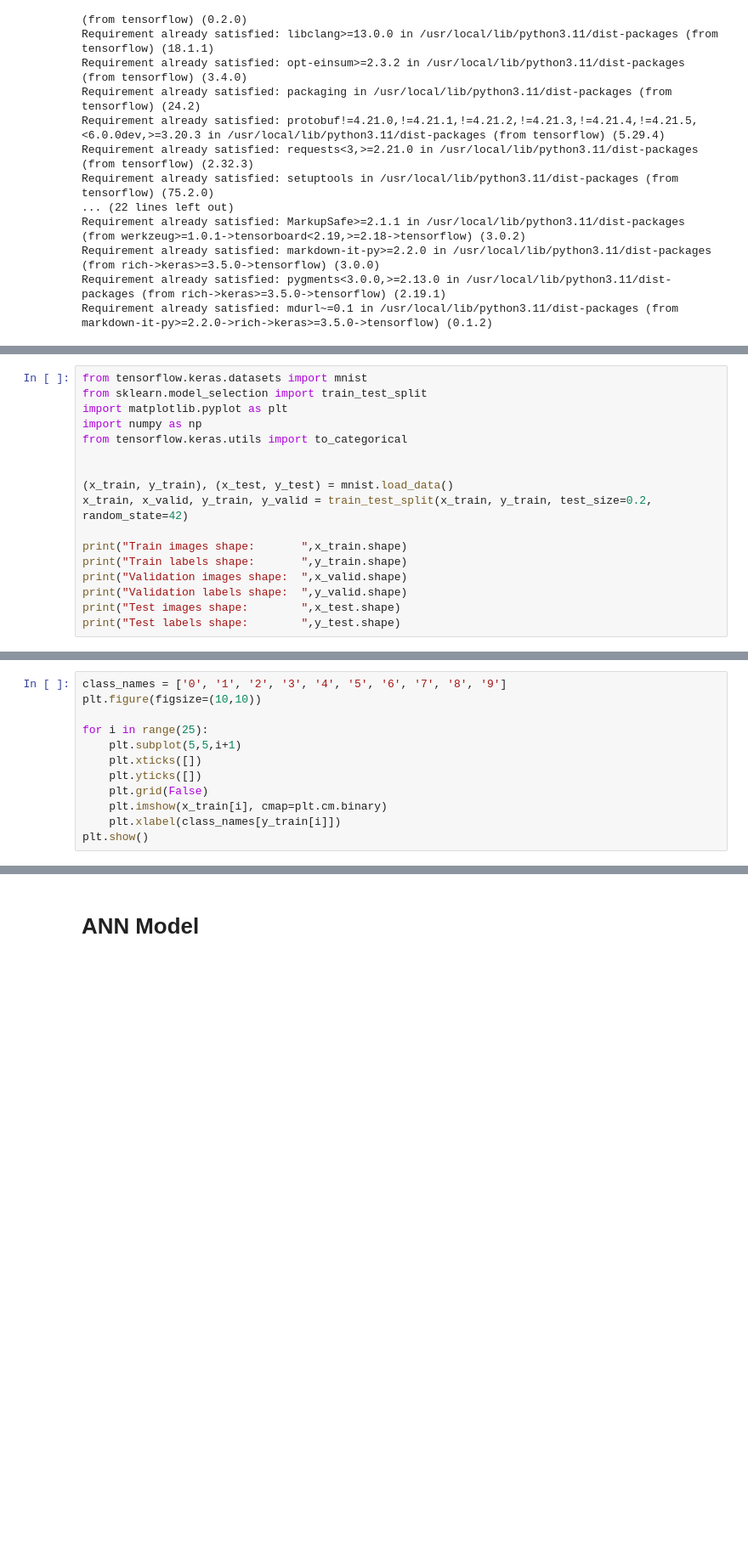
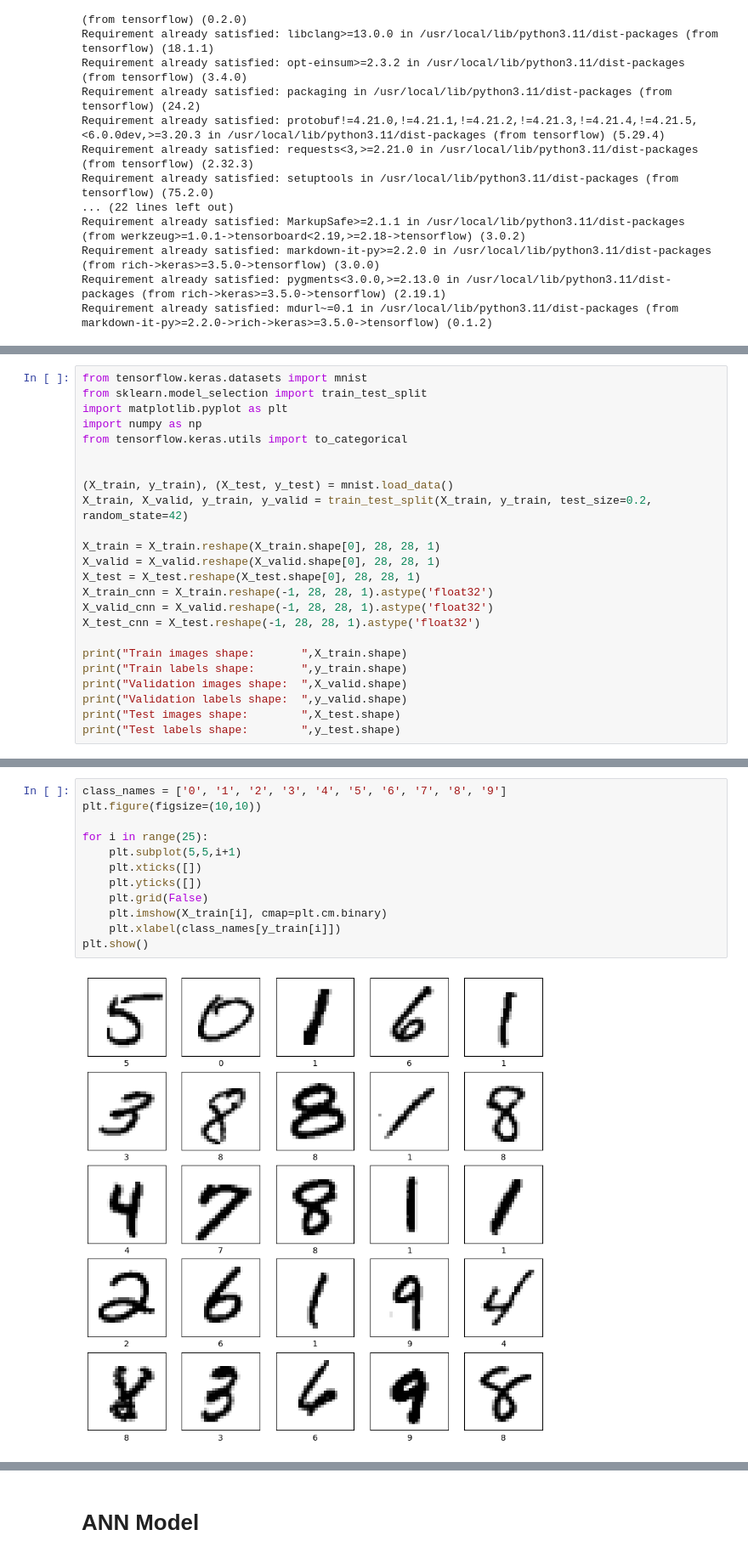
Before and after one commit to FatmaAtta/CNN, a Jupyter notebook: SL_Project.ipynb, the cells around one changed output, grey strips where cells are left out. Shown at 85% size. Cells and saved outputs as stored; diff of their text form; blank space fills up the shorter version.

Commit message:
Fully customizable CNN - Mnist

```diff
--- a/SL_Project.ipynb
+++ b/SL_Project.ipynb
@@ -50,14 +50,21 @@ import numpy as np
 from tensorflow.keras.utils import to_categorical
 
 
-(x_train, y_train), (x_test, y_test) = mnist.load_data()
-x_train, x_valid, y_train, y_valid = train_test_split(x_train, y_train, test_size=0.2, random_state=42)
+(X_train, y_train), (X_test, y_test) = mnist.load_data()
+X_train, X_valid, y_train, y_valid = train_test_split(X_train, y_train, test_size=0.2, random_state=42)
 
-print("Train images shape:       ",x_train.shape)
+X_train = X_train.reshape(X_train.shape[0], 28, 28, 1)
+X_valid = X_valid.reshape(X_valid.shape[0], 28, 28, 1)
+X_test = X_test.reshape(X_test.shape[0], 28, 28, 1)
+X_train_cnn = X_train.reshape(-1, 28, 28, 1).astype('float32')
+X_valid_cnn = X_valid.reshape(-1, 28, 28, 1).astype('float32')
+X_test_cnn = X_test.reshape(-1, 28, 28, 1).astype('float32')
+
+print("Train images shape:       ",X_train.shape)
 print("Train labels shape:       ",y_train.shape)
-print("Validation images shape:  ",x_valid.shape)
+print("Validation images shape:  ",X_valid.shape)
 print("Validation labels shape:  ",y_valid.shape)
-print("Test images shape:        ",x_test.shape)
+print("Test images shape:        ",X_test.shape)
 print("Test labels shape:        ",y_test.shape)
 # %% [output]
 Downloading data from https://storage.googleapis.com/tensorflow/tf-keras-datasets/mnist.npz
@@ -71,12 +80,14 @@ Test labels shape:         (10000,)
 # %%
 class_names = ['0', '1', '2', '3', '4', '5', '6', '7', '8', '9']
 plt.figure(figsize=(10,10))
 
 for i in range(25):
     plt.subplot(5,5,i+1)
     plt.xticks([])
     plt.yticks([])
     plt.grid(False)
-    plt.imshow(x_train[i], cmap=plt.cm.binary)
+    plt.imshow(X_train[i], cmap=plt.cm.binary)
     plt.xlabel(class_names[y_train[i]])
 plt.show()
+# %% [output]
+[figure, added]
```
Also changed, not shown: parts of 11 cells of this notebook.
